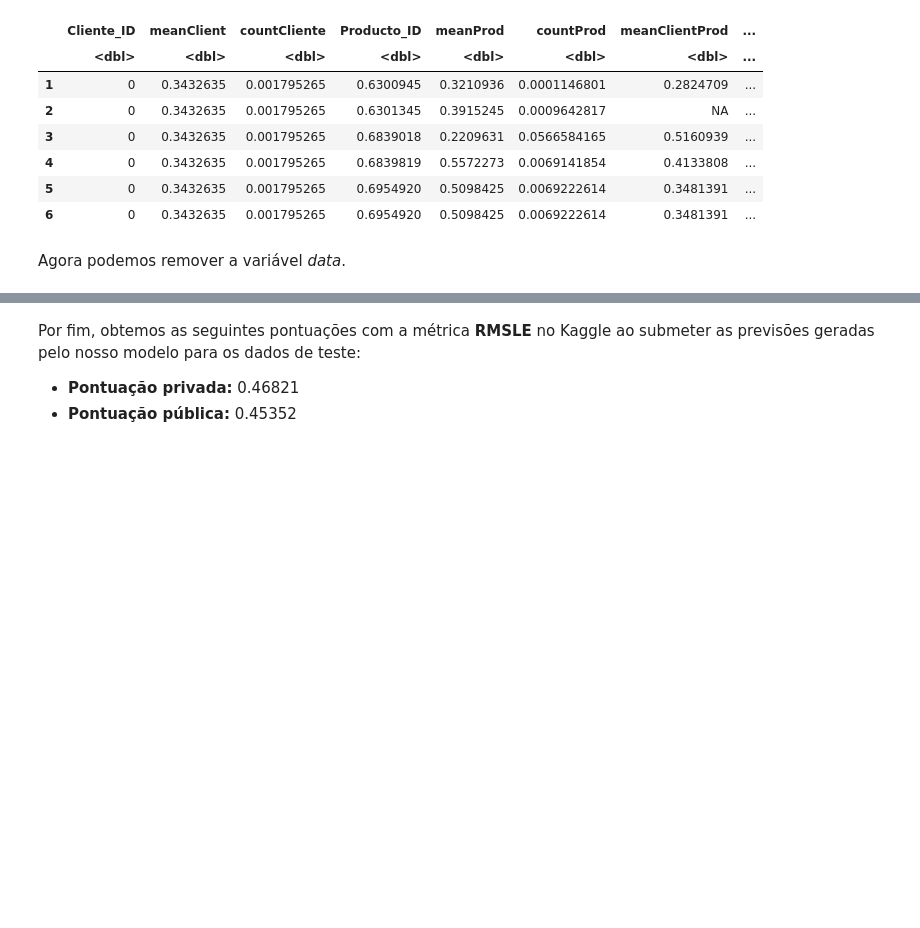
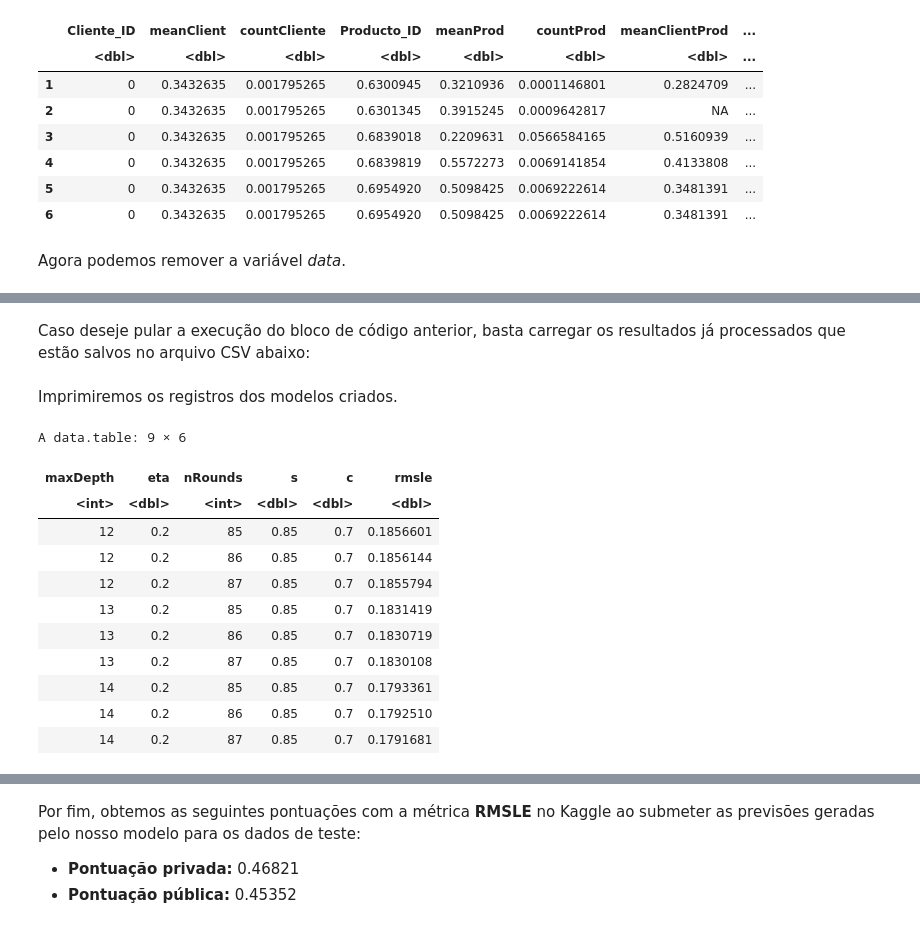
Before and after one commit to franklin390/Project_02_Group_Bimbo_Inventory_Demand, a Jupyter notebook: Project_02_Group_Bimbo_Inventory_Demand.ipynb, the cells around one changed output, grey strips where cells are left out. Saved outputs shown, nothing was run; the diff lists cells and outputs as text; code cells hidden in the pictures; blank space fills up the shorter version.

```diff
--- a/Project_02_Group_Bimbo_Inventory_Demand.ipynb
+++ b/Project_02_Group_Bimbo_Inventory_Demand.ipynb
@@ -1677,0 +1806,25 @@ Dito isto, podemos criar nosso modelo.
+# %% [markdown]
+Caso deseje pular a execução do bloco de código anterior, basta carregar os resultados já processados que estão salvos no arquivo CSV abaixo:
+# %%
+# Carregando dataframe com os resultados obtidos para cada modelo XGboost criado.
+
+featuresXGboost <- fread('/content/outputs/featuresXGboost.csv')
+# %% [markdown]
+Imprimiremos os registros dos modelos criados.
+# %%
+# Visualizando dataframe com os resultados obtidos no treinamento.
+
+featuresXGboost
+# %% [output]
+A data.table: 9 × 6
+| maxDepth | eta | nRounds | s | c | rmsle |
+| <int> | <dbl> | <int> | <dbl> | <dbl> | <dbl> |
+| 12 | 0.2 | 85 | 0.85 | 0.7 | 0.1856601 |
+| 12 | 0.2 | 86 | 0.85 | 0.7 | 0.1856144 |
+| 12 | 0.2 | 87 | 0.85 | 0.7 | 0.1855794 |
+| 13 | 0.2 | 85 | 0.85 | 0.7 | 0.1831419 |
+| 13 | 0.2 | 86 | 0.85 | 0.7 | 0.1830719 |
+| 13 | 0.2 | 87 | 0.85 | 0.7 | 0.1830108 |
+| 14 | 0.2 | 85 | 0.85 | 0.7 | 0.1793361 |
+| 14 | 0.2 | 86 | 0.85 | 0.7 | 0.1792510 |
+| 14 | 0.2 | 87 | 0.85 | 0.7 | 0.1791681 |
```
Also changed, not shown: parts of 25 cells of this notebook, 1 other file.
